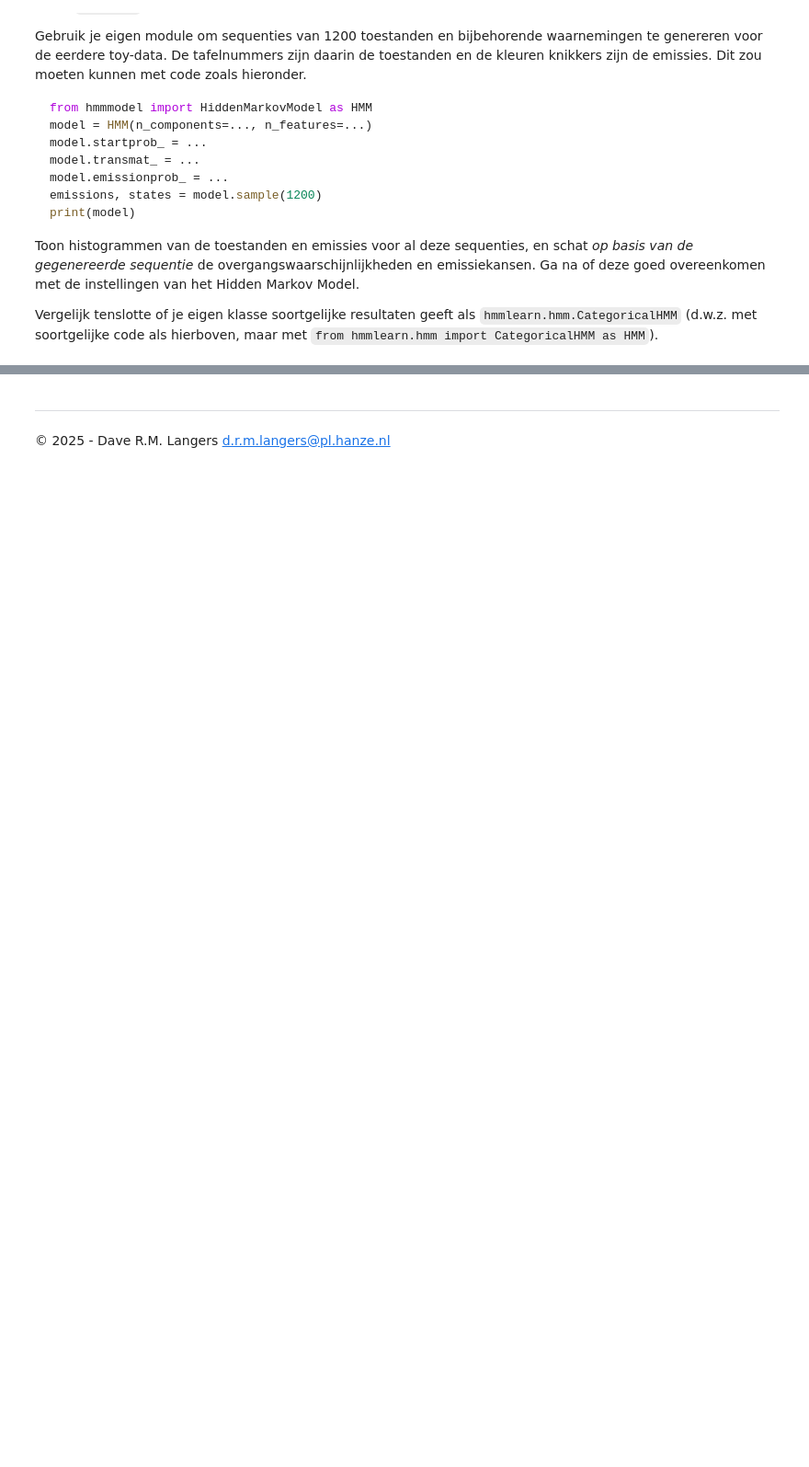
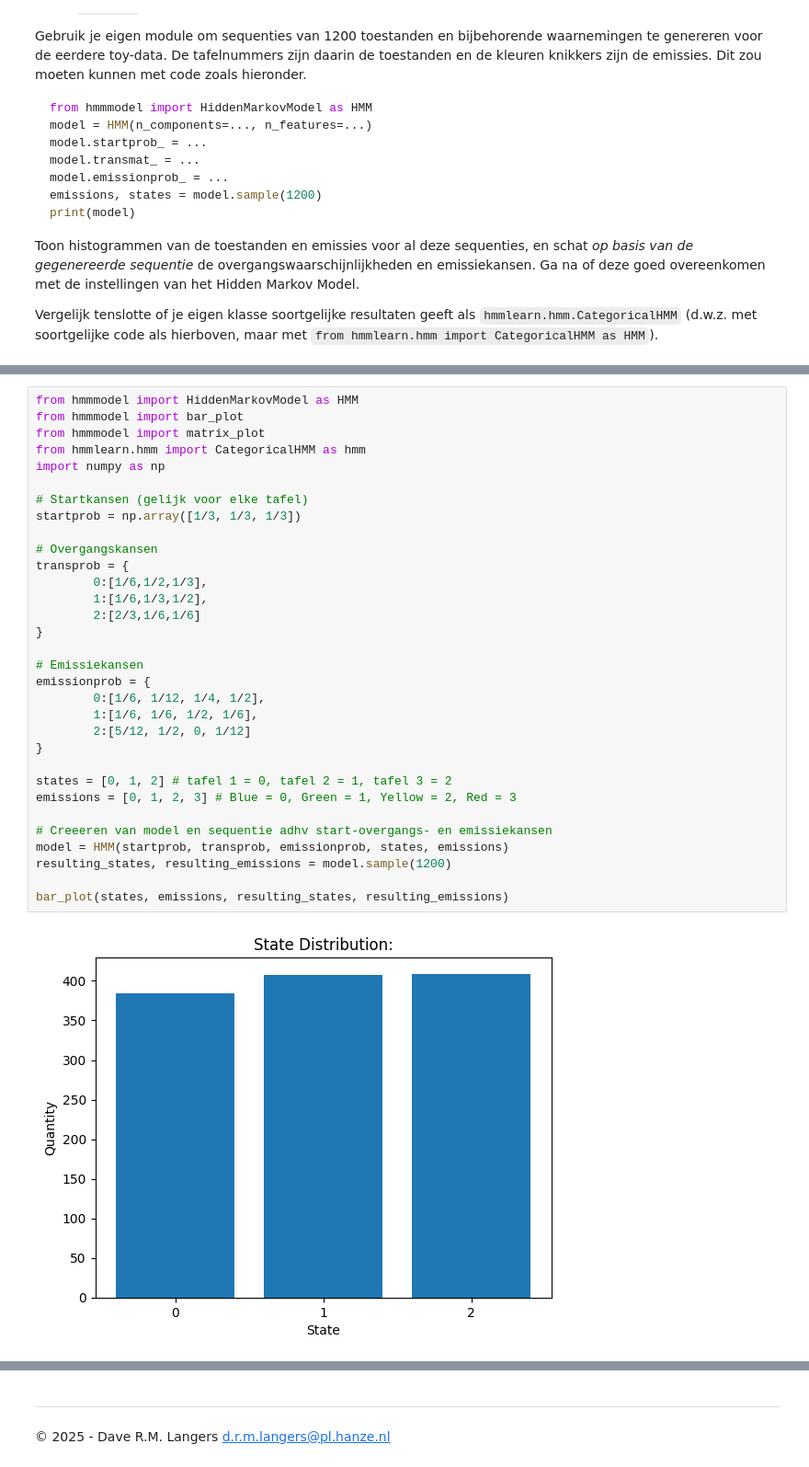
Before and after one commit to YamilaTimmer/hidden-markov-model, a Jupyter notebook: Casus_HiddenMarkovModel_Deel1.ipynb, the cells around one changed output, grey strips where cells are left out. Shown at 92% size. Cells and saved outputs as stored; diff of their text form; blank space fills up the shorter version.

Commit message:
implementatie bijgevoegd bij stuk van visualisaties + vergelijking met hmmlearn

```diff
--- a/Casus_HiddenMarkovModel_Deel1.ipynb
+++ b/Casus_HiddenMarkovModel_Deel1.ipynb
@@ -406,0 +360,34 @@ Onze versie van de categorical HMM kan worden teruggevonden in het python script
+# %%
+from hmmmodel import HiddenMarkovModel as HMM
+from hmmmodel import bar_plot
+from hmmmodel import matrix_plot
+from hmmlearn.hmm import CategoricalHMM as hmm
+import numpy as np
+
+# Startkansen (gelijk voor elke tafel)
+startprob = np.array([1/3, 1/3, 1/3])
+
+# Overgangskansen
+transprob = {
+        0:[1/6,1/2,1/3],
+        1:[1/6,1/3,1/2],
+        2:[2/3,1/6,1/6]
+}
+
+# Emissiekansen
+emissionprob = {
+        0:[1/6, 1/12, 1/4, 1/2],
+        1:[1/6, 1/6, 1/2, 1/6],
+        2:[5/12, 1/2, 0, 1/12]
+}
+
+states = [0, 1, 2] # tafel 1 = 0, tafel 2 = 1, tafel 3 = 2
+emissions = [0, 1, 2, 3] # Blue = 0, Green = 1, Yellow = 2, Red = 3
+
+# Creeeren van model en sequentie adhv start-overgangs- en emissiekansen
+model = HMM(startprob, transprob, emissionprob, states, emissions)
+resulting_states, resulting_emissions = model.sample(1200)
+
+bar_plot(states, emissions, resulting_states, resulting_emissions)
+# %% [output]
+[figure, added]
```
Also changed, not shown: parts of 20 cells of this notebook, 9 other files.
